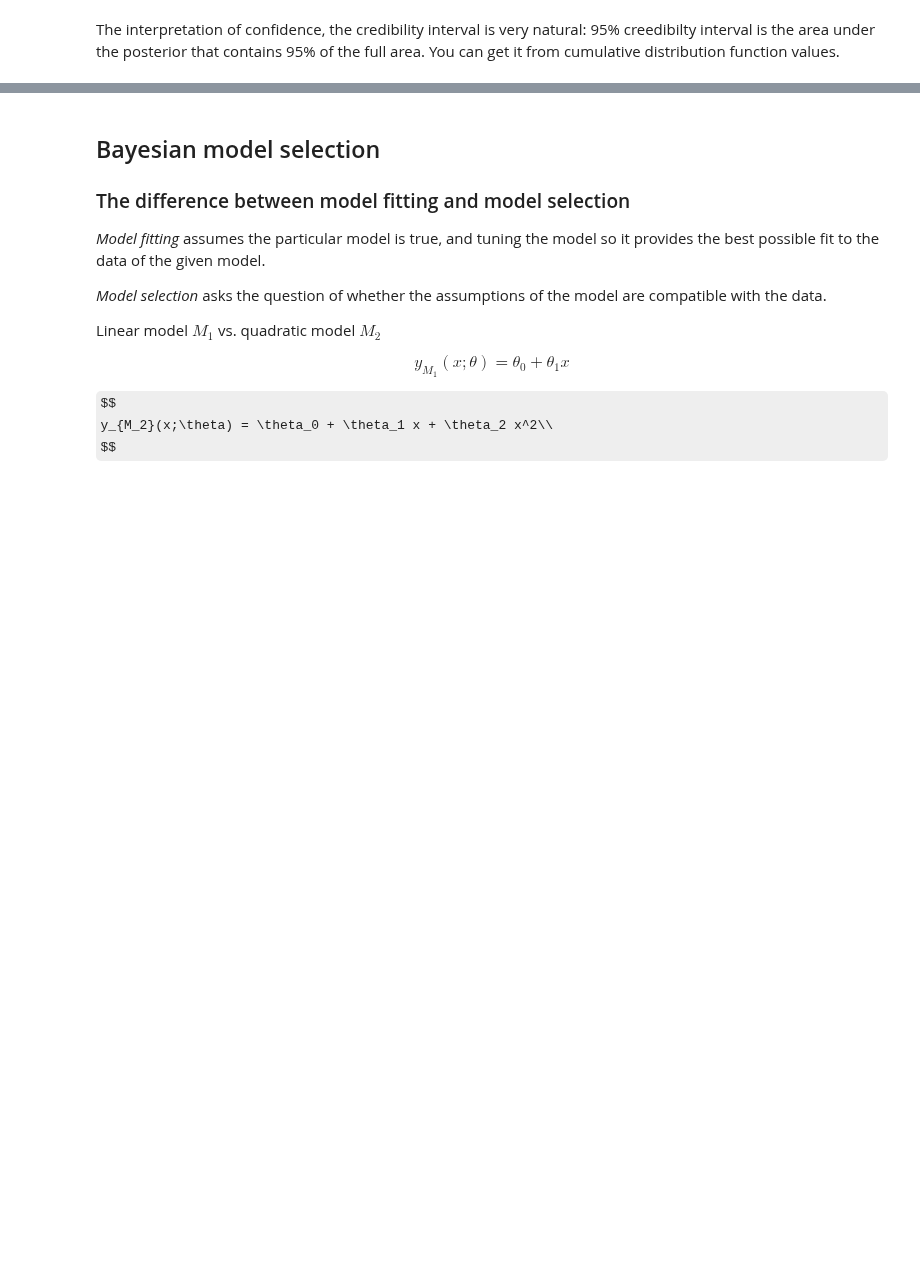
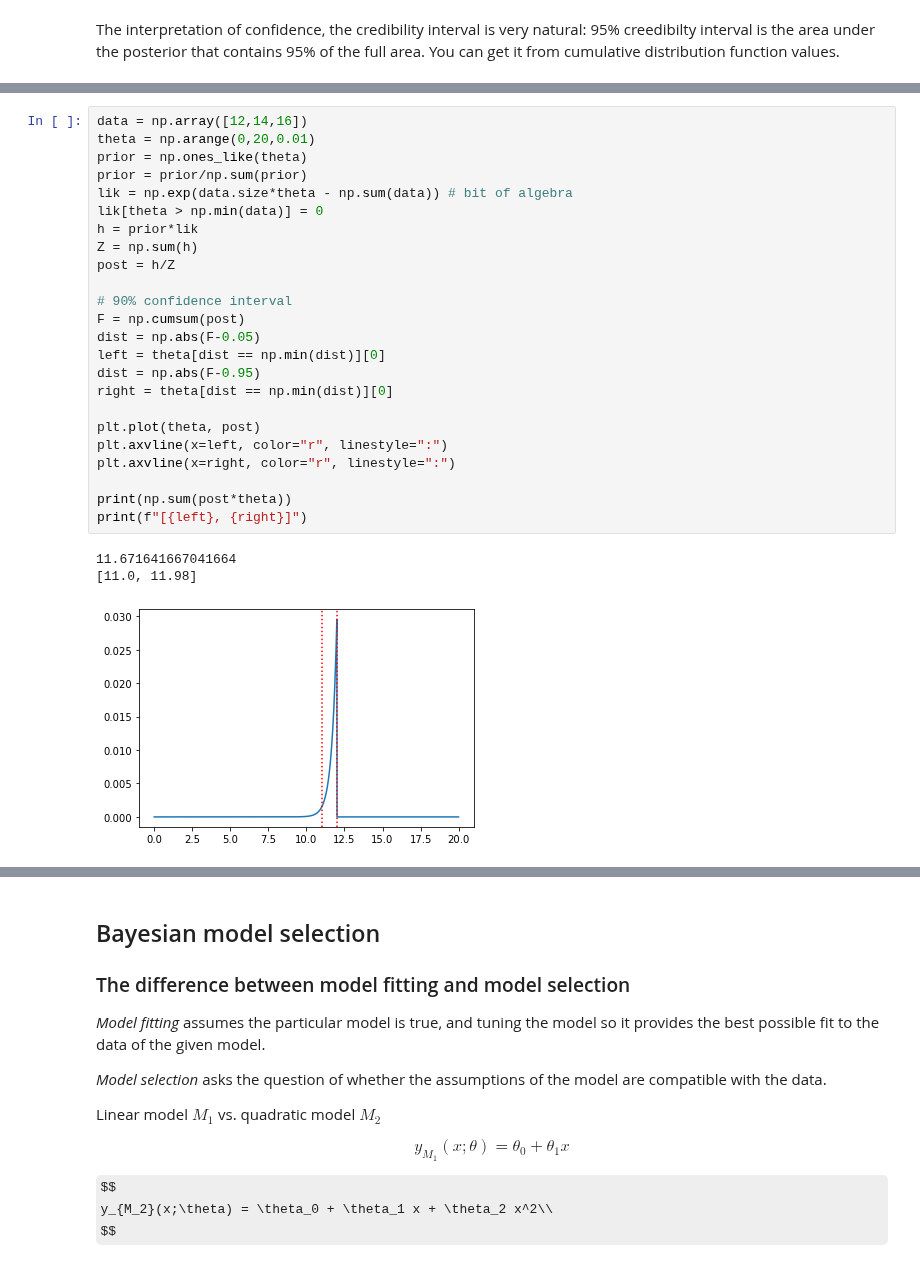
Before and after one commit to toastmaker/lectures, a Jupyter notebook: notebooks/Gentle touch on Mr Bayes.ipynb, the cells around one changed output, grey strips where cells are left out. Saved outputs shown, nothing was run; the diff lists cells and outputs as text; some formulas as TeX source; blank space fills up the shorter version.

```diff
--- a/notebooks/Gentle touch on Mr Bayes.ipynb
+++ b/notebooks/Gentle touch on Mr Bayes.ipynb
@@ -389,0 +440,28 @@ The interpretation of confidence, the credibility interval is very natural: 95%
+# %%
+data = np.array([12,14,16])
+theta = np.arange(0,20,0.01)
+prior = np.ones_like(theta)
+prior = prior/np.sum(prior)
+lik = np.exp(data.size*theta - np.sum(data)) # bit of algebra
+lik[theta > np.min(data)] = 0
+h = prior*lik
+Z = np.sum(h)
+post = h/Z
+
+# 90% confidence interval
+F = np.cumsum(post)
+dist = np.abs(F-0.05)
+left = theta[dist == np.min(dist)][0]
+dist = np.abs(F-0.95)
+right = theta[dist == np.min(dist)][0]
+
+plt.plot(theta, post)
+plt.axvline(x=left, color="r", linestyle=":")
+plt.axvline(x=right, color="r", linestyle=":")
+
+print(np.sum(post*theta))
+print(f"[{left}, {right}]")
+# %% [output]
+11.671641667041664
+[11.0, 11.98]
+[figure, added]
```
Also changed, not shown: parts of 17 cells of this notebook.
